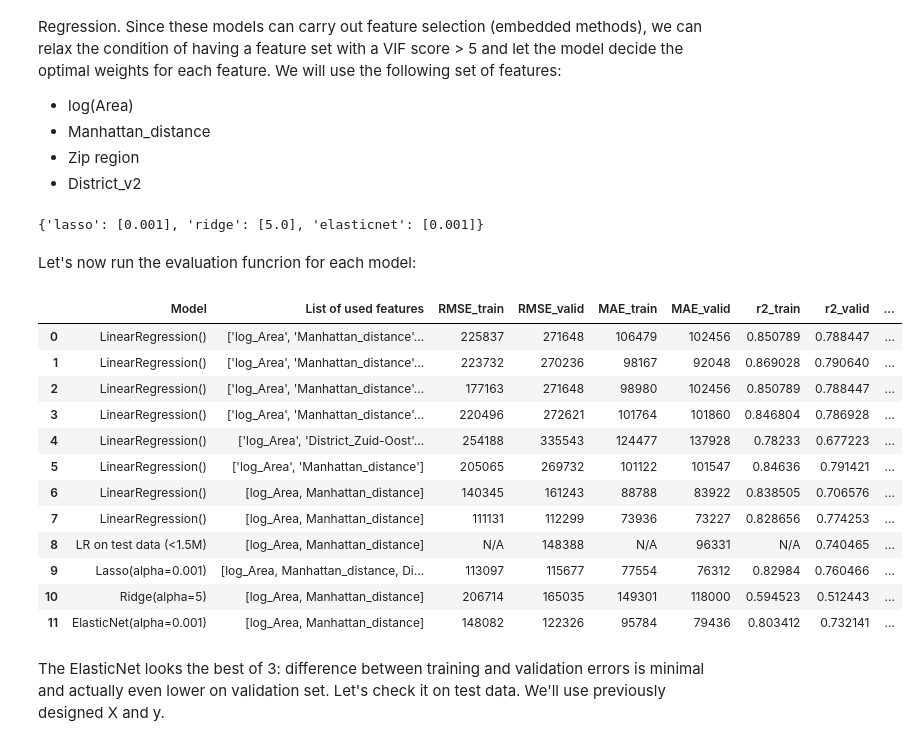
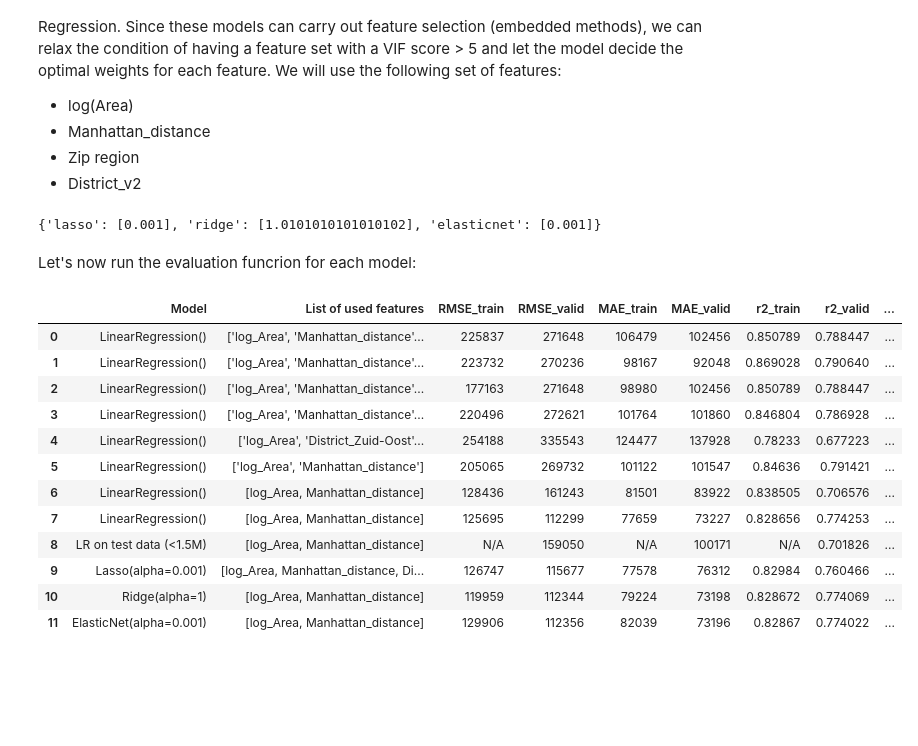
Before and after one commit to nadiia-duiunova/House_price, a Jupyter notebook: Machine_learning.ipynb, the cells around one changed output. Saved outputs shown, nothing was run; the diff lists cells and outputs as text; code cells hidden in the pictures; blank space fills up the shorter version.

Commit message:
final data preparation for web project

```diff
--- a/Machine_learning.ipynb
+++ b/Machine_learning.ipynb
@@ -97,4 +114,8 @@ Even though the r2 and percentage of explained variance are now lower, both **er
 data8 = data7.copy()
 data8.drop(data7[data7['Price']> 1500000].index, inplace=True)
 data8.shape
+
+data8 = data8.reset_index()
+data8 = data8.drop(columns=['index'])
+data8.tail()
 # %% [output]
@@ -102,5 +128,7 @@ data8.shape
 # %%
 X8 = data8.drop(columns=['Price', 'Area', 'Price per sqm', 'log_Price', 'Zip region', 'Zip num', 'District_v1', 'District_v2'])
+X_normalised = pd.DataFrame(columntransformer.fit_transform(X8), columns=X8.columns)
+
 y8 = data8['log_Price']
 model8 = LinearRegression()
 # %%
@@ -158,11 +178,13 @@ data_test.sample()
 # %%
 X_test = data_test.drop(columns = ['Price', 'log_Price', 'Area'])
+X_test_normalised = pd.DataFrame(columntransformer.fit_transform(X_test), columns=X_test.columns)
+
 y_test = data_test['log_Price']
 
 # as we're going to use the same model we did for cut-off of 1.5M, lets now fit it a make predictions on test data and then evaluate it.
-model8.fit(X8, y8)
+model8.fit(X_normalised, y8)
 
-y_test_pred = model8.predict(X_test)
+y_test_pred = model8.predict(X_test_normalised)
 
 # back transformation of results
 y_test_true = np.exp(y_test)
@@ -265,18 +287,23 @@ def get_best_alpha(model:str,
 
     return models_alphas
 # %%
-get_best_alpha('lasso', data, numerical_features=['Area', 'Manhattan_distance'], categorical_features=['District_v2', 'Zip region'])
-get_best_alpha('ridge', data, numerical_features=['Area', 'Manhattan_distance'], categorical_features=[])
-get_best_alpha('elasticNet', data, numerical_features=['Area', 'Manhattan_distance'], categorical_features=[])
+data_cut_and_norm = pd.concat([y8, X_normalised], axis = 1)
+
+get_best_alpha('lasso', data, numerical_features=['log_Area', 'Manhattan_distance'], categorical_features=['District_v2', 'Zip region'])
+get_best_alpha('ridge', data_cut_and_norm, numerical_features=['log_Area', 'Manhattan_distance'], categorical_features=[], alphas_range=[0,100])
+get_best_alpha('elasticNet', data_cut_and_norm, numerical_features=['log_Area', 'Manhattan_distance'], categorical_features=[])
 models_alphas
 # %% [output]
-{'lasso': [0.001], 'ridge': [5.0], 'elasticnet': [0.001]}
+{'lasso': [0.001], 'ridge': [1.0101010101010102], 'elasticnet': [0.001]}
 # %% [markdown]
 Let's now run the evaluation funcrion for each model:
 # %%
 data9 = data.copy()
 data9.drop(data9[data9['Price']> 1500000].index, inplace=True)
-data9.shape
+
+# reset indexes
+data_test = data_test.reset_index()
+data_test = data_test.drop(columns=['index'])
 
 # because Lasso can eliminate unimportant features, we'll feed it everything
 X9 = data9.drop(columns=['Price', 'Area', 'Price per sqm', 'log_Price', 'Zip num', 'District_v1', ])
@@ -286,30 +313,29 @@ X9 = pd.concat([X9, district], axis = 1).drop(columns=['Zip region', 'District_v
 
 # for Ridge and ElasticNet we'll use only area and manhattan distance
 X10 = data9.drop(columns=['Price', 'Area', 'Price per sqm', 'Zip region','log_Price', 'Zip num', 'District_v1', 'District_v2'])
+X10_normalised = pd.DataFrame(columntransformer.fit_transform(X10), columns=X10.columns)
 
 y9 = data9['log_Price']
 model9 = Lasso(alpha=1e-3)
-model10 = Ridge(alpha=5)
+model10 = Ridge(alpha=1)
 model11 = ElasticNet(alpha=1e-3)
 # %%
 evaluate_model(model9, X9, y9, results, cv = 4)
-evaluate_model(model10, X10, y9, results, cv = 4)
-evaluate_model(model11, X10, y9, results, cv = 4)
+evaluate_model(model10, X10_normalised, y9, results, cv = 4)
+evaluate_model(model11, X10_normalised, y9, results, cv = 4)
 
 results
 # %% [output]
 |  | Model | List of used features | RMSE_train | RMSE_valid | MAE_train | MAE_valid | r2_train | r2_valid | ... |
 | 0 | LinearRegression() | ['log_Area', 'Manhattan_distance'... | 225837 | 271648 | 106479 | 102456 | 0.850789 | 0.788447 | ... |
 | 1 | LinearRegression() | ['log_Area', 'Manhattan_distance'... | 223732 | 270236 | 98167 | 92048 | 0.869028 | 0.790640 | ... |
 | 2 | LinearRegression() | ['log_Area', 'Manhattan_distance'... | 177163 | 271648 | 98980 | 102456 | 0.850789 | 0.788447 | ... |
 | 3 | LinearRegression() | ['log_Area', 'Manhattan_distance'... | 220496 | 272621 | 101764 | 101860 | 0.846804 | 0.786928 | ... |
 | 4 | LinearRegression() | ['log_Area', 'District_Zuid-Oost'... | 254188 | 335543 | 124477 | 137928 | 0.78233 | 0.677223 | ... |
 | 5 | LinearRegression() | ['log_Area', 'Manhattan_distance'] | 205065 | 269732 | 101122 | 101547 | 0.84636 | 0.791421 | ... |
-| 6 | LinearRegression() | [log_Area, Manhattan_distance] | 140345 | 161243 | 88788 | 83922 | 0.838505 | 0.706576 | ... |
-| 7 | LinearRegression() | [log_Area, Manhattan_distance] | 111131 | 112299 | 73936 | 73227 | 0.828656 | 0.774253 | ... |
-| 8 | LR on test data (<1.5M) | [log_Area, Manhattan_distance] | N/A | 148388 | N/A | 96331 | N/A | 0.740465 | ... |
-| 9 | Lasso(alpha=0.001) | [log_Area, Manhattan_distance, Di... | 113097 | 115677 | 77554 | 76312 | 0.82984 | 0.760466 | ... |
-| 10 | Ridge(alpha=5) | [log_Area, Manhattan_distance] | 206714 | 165035 | 149301 | 118000 | 0.594523 | 0.512443 | ... |
-| 11 | ElasticNet(alpha=0.001) | [log_Area, Manhattan_distance] | 148082 | 122326 | 95784 | 79436 | 0.803412 | 0.732141 | ... |
+| 6 | LinearRegression() | [log_Area, Manhattan_distance] | 128436 | 161243 | 81501 | 83922 | 0.838505 | 0.706576 | ... |
+| 7 | LinearRegression() | [log_Area, Manhattan_distance] | 125695 | 112299 | 77659 | 73227 | 0.828656 | 0.774253 | ... |
+| 8 | LR on test data (<1.5M) | [log_Area, Manhattan_distance] | N/A | 159050 | N/A | 100171 | N/A | 0.701826 | ... |
+| 9 | Lasso(alpha=0.001) | [log_Area, Manhattan_distance, Di... | 126747 | 115677 | 77578 | 76312 | 0.82984 | 0.760466 | ... |
+| 10 | Ridge(alpha=1) | [log_Area, Manhattan_distance] | 119959 | 112344 | 79224 | 73198 | 0.828672 | 0.774069 | ... |
+| 11 | ElasticNet(alpha=0.001) | [log_Area, Manhattan_distance] | 129906 | 112356 | 82039 | 73196 | 0.82867 | 0.774022 | ... |
-# %% [markdown]
-The ElasticNet looks the best of 3: difference between training and validation errors is minimal and actually even lower on validation set. Let's check it on test data. We'll use previously designed X and y.
```
Also changed, not shown: parts of 13 cells of this notebook, 1 other file.
